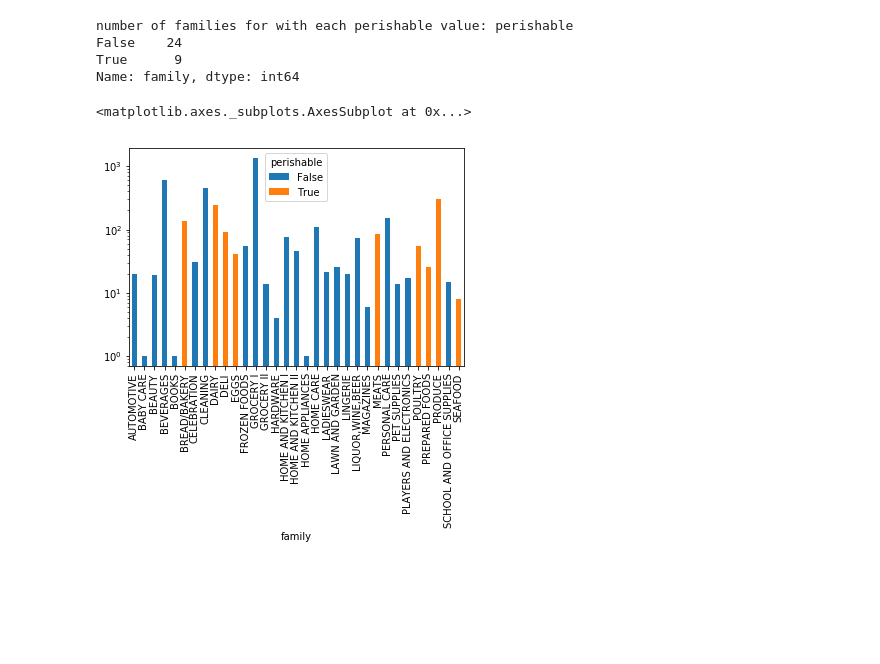
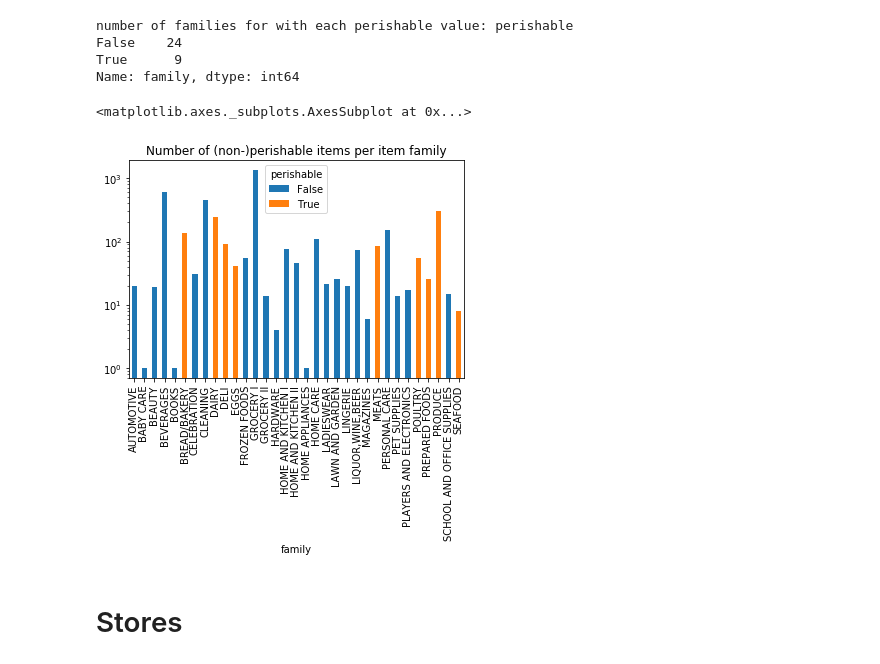
Before and after one commit to jandress94/grocery_sales, a Jupyter notebook: exploration/exploration.ipynb, the cells around one changed output. Cells and saved outputs as stored; diff of their text form; code cells hidden in the pictures; blank space fills up the shorter version.

```diff
--- a/exploration/exploration.ipynb
+++ b/exploration/exploration.ipynb
@@ -375,7 +373,9 @@ False    24
 True      9
 Name: family, dtype: int64
 # %%
-item_df.groupby(['family', 'perishable']).size().unstack().plot.bar(stacked = True, log = True)
+item_df.groupby(['family', 'perishable']).size().unstack().plot.bar(stacked = True, log = True, title = "Number of (non-)perishable items per item family")
 # %% [output]
 <matplotlib.axes._subplots.AxesSubplot at 0x...>
-[figure, old version]
+[figure, new version]
+# %% [markdown]
+# Stores
```
Also changed, not shown: parts of 37 cells of this notebook.
